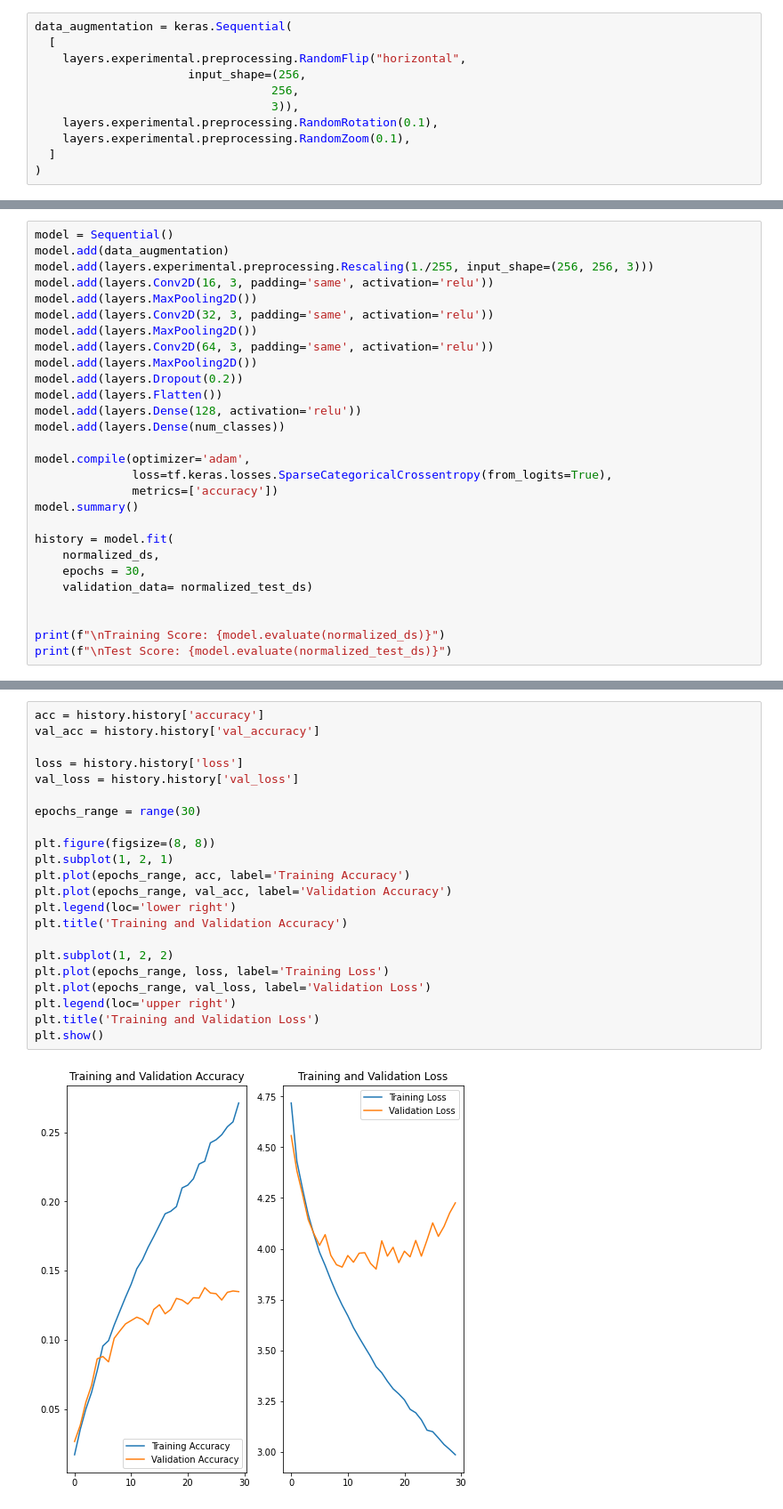
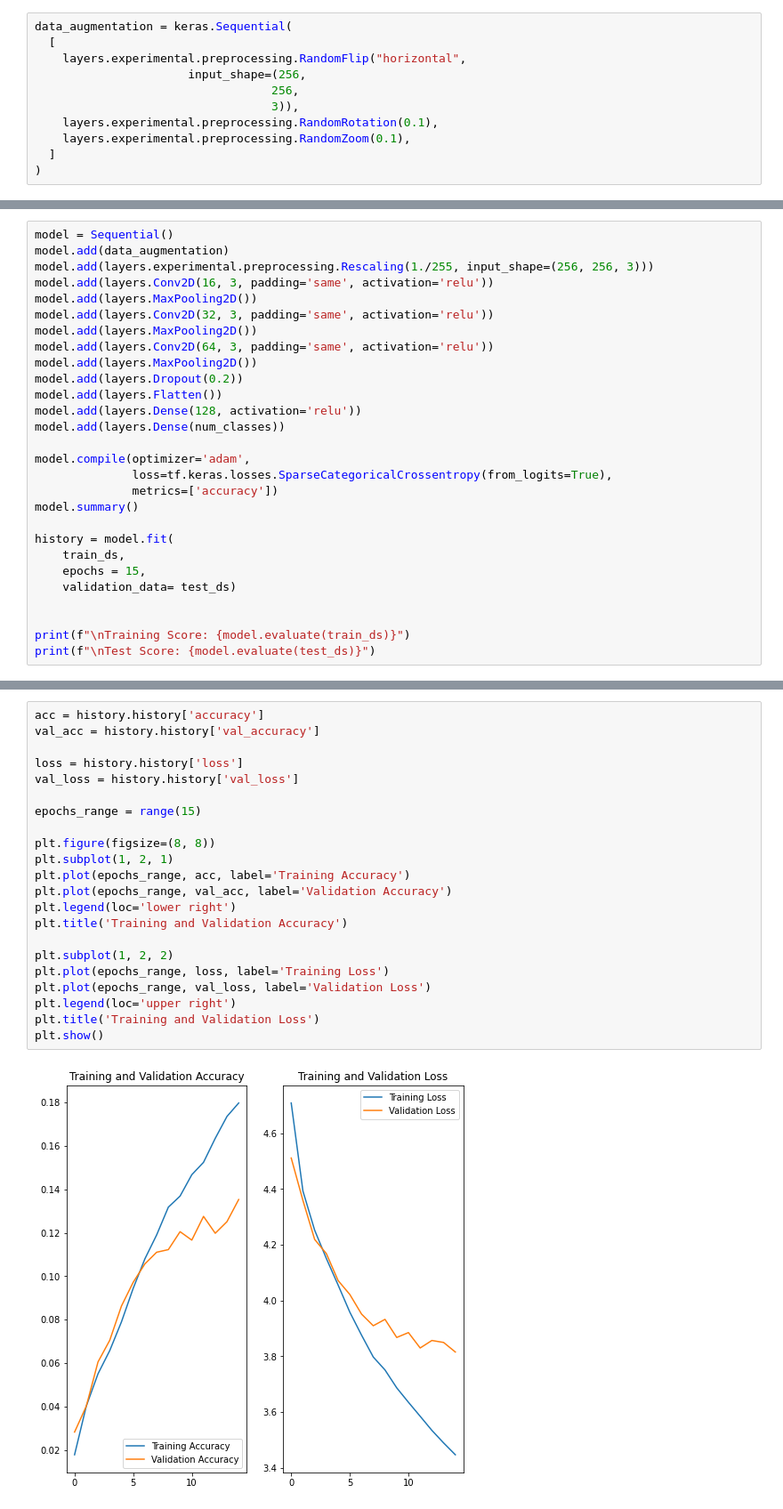
Before and after one commit to anguyen61191/Stanford-Dog-Dataset-Image-Classification, a Jupyter notebook: AndyNotebook.ipynb, the cells around one changed output, grey strips where cells are left out. Shown at 89% size. Saved outputs shown, nothing was run; the diff lists cells and outputs as text.

```diff
--- a/AndyNotebook.ipynb
+++ b/AndyNotebook.ipynb
@@ -367,11 +394,11 @@ model.compile(optimizer='adam',
 model.summary()
 
 history = model.fit(
-    normalized_ds,
-    epochs = 30,
-    validation_data= normalized_test_ds)
+    train_ds,
+    epochs = 15,
+    validation_data= test_ds)
 
 
-print(f"\nTraining Score: {model.evaluate(normalized_ds)}")
-print(f"\nTest Score: {model.evaluate(normalized_test_ds)}")
+print(f"\nTraining Score: {model.evaluate(train_ds)}")
+print(f"\nTest Score: {model.evaluate(test_ds)}")
 # %% [output]
@@ -395,24 +422,24 @@ Test Score: [4.225957870483398, 0.13483965396881104]
 # %%
 acc = history.history['accuracy']
 val_acc = history.history['val_accuracy']
 
 loss = history.history['loss']
 val_loss = history.history['val_loss']
 
-epochs_range = range(30)
+epochs_range = range(15)
 
 plt.figure(figsize=(8, 8))
 plt.subplot(1, 2, 1)
 plt.plot(epochs_range, acc, label='Training Accuracy')
 plt.plot(epochs_range, val_acc, label='Validation Accuracy')
 plt.legend(loc='lower right')
 plt.title('Training and Validation Accuracy')
 
 plt.subplot(1, 2, 2)
 plt.plot(epochs_range, loss, label='Training Loss')
 plt.plot(epochs_range, val_loss, label='Validation Loss')
 plt.legend(loc='upper right')
 plt.title('Training and Validation Loss')
 plt.show()
 # %% [output]
-[figure, old version]
+[figure, new version]
```
Also changed, not shown: parts of 14 cells of this notebook.
